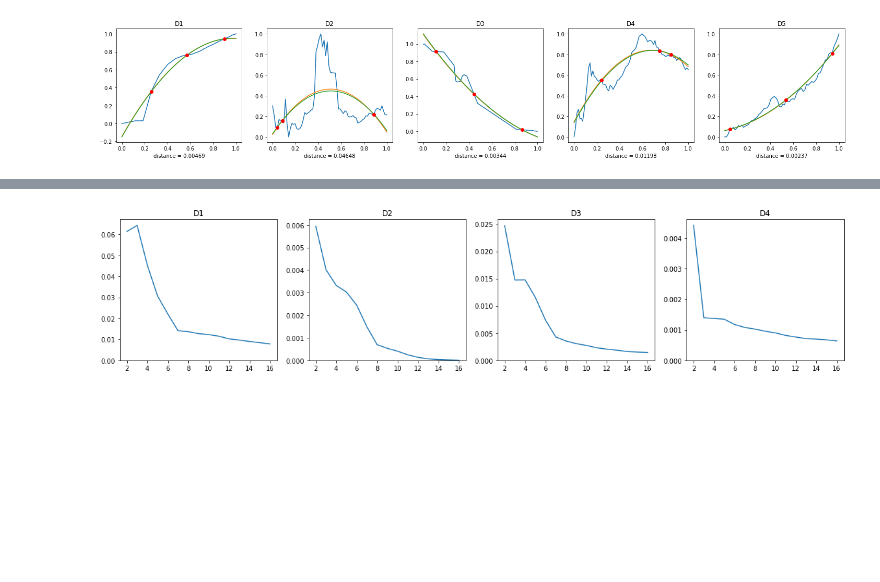
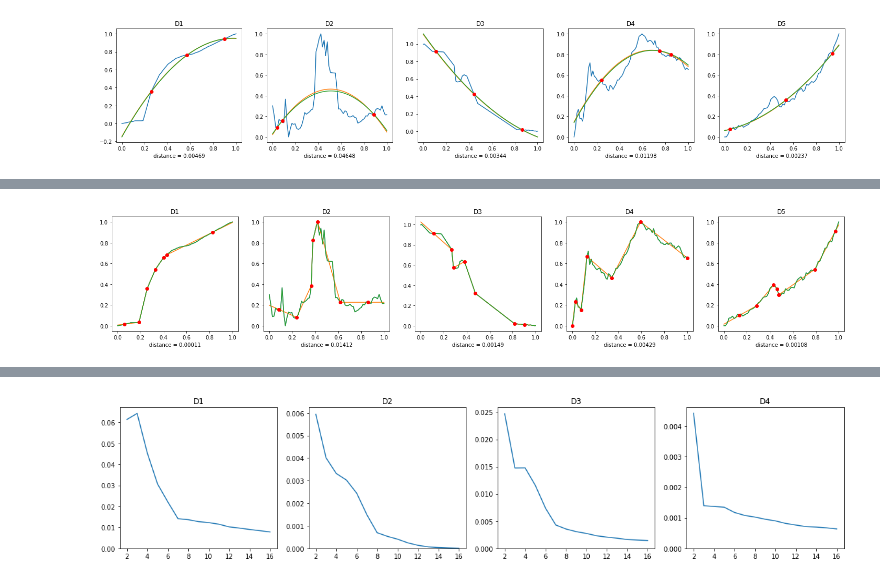
Before and after one commit to captainhoji/viz-sampling-mt, a Jupyter notebook: pipeline.ipynb, the cells around one changed output, grey strips where cells are left out. Saved outputs shown, nothing was run; the diff lists cells and outputs as text; code cells hidden in the pictures; blank space fills up the shorter version.

Commit message:
pipeline

```diff
--- a/pipeline.ipynb
+++ b/pipeline.ipynb
@@ -100,8 +102,10 @@ class H_OLS(IHumanProxy):
     def predict(self, x):
         return self.model.predict(x)
 
-def E_MSE(x, y, model):
-    y_predicted = model.predict(dx)
+def E_MSE(D, model):
+    x = D['x'].reshape(-1, 1)
+    y = D['y']
+    y_predicted = model.predict(x)
     return mean_squared_error(y, y_predicted)
 
 """
@@ -299,0 +304,5 @@ pipeline.generate_plots(DD)
+# %%
+pipeline = Pipeline(human_proxy=H_PL, teacher=T_PL7, evaluator=E_MSE)
+pipeline.generate_plots(DD)
+# %% [output]
+[figure, added]
```
Also changed, not shown: parts of 10 cells of this notebook.
